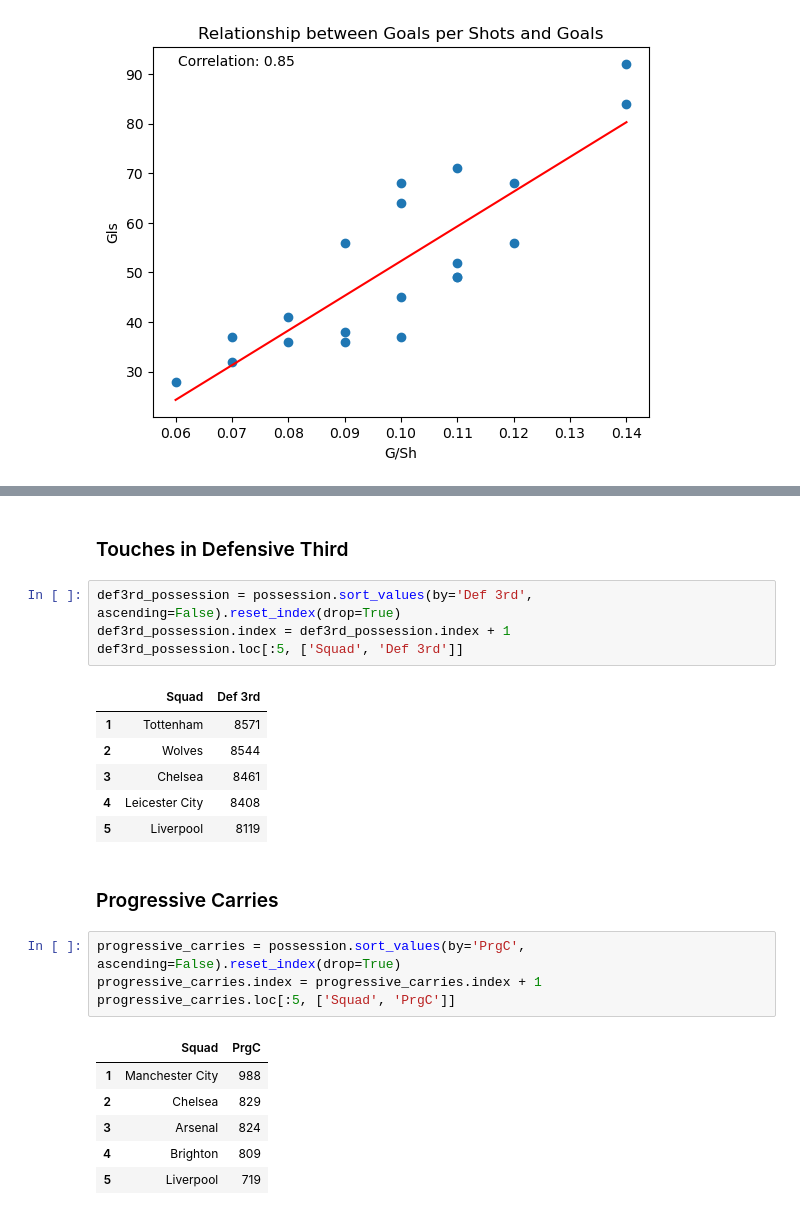
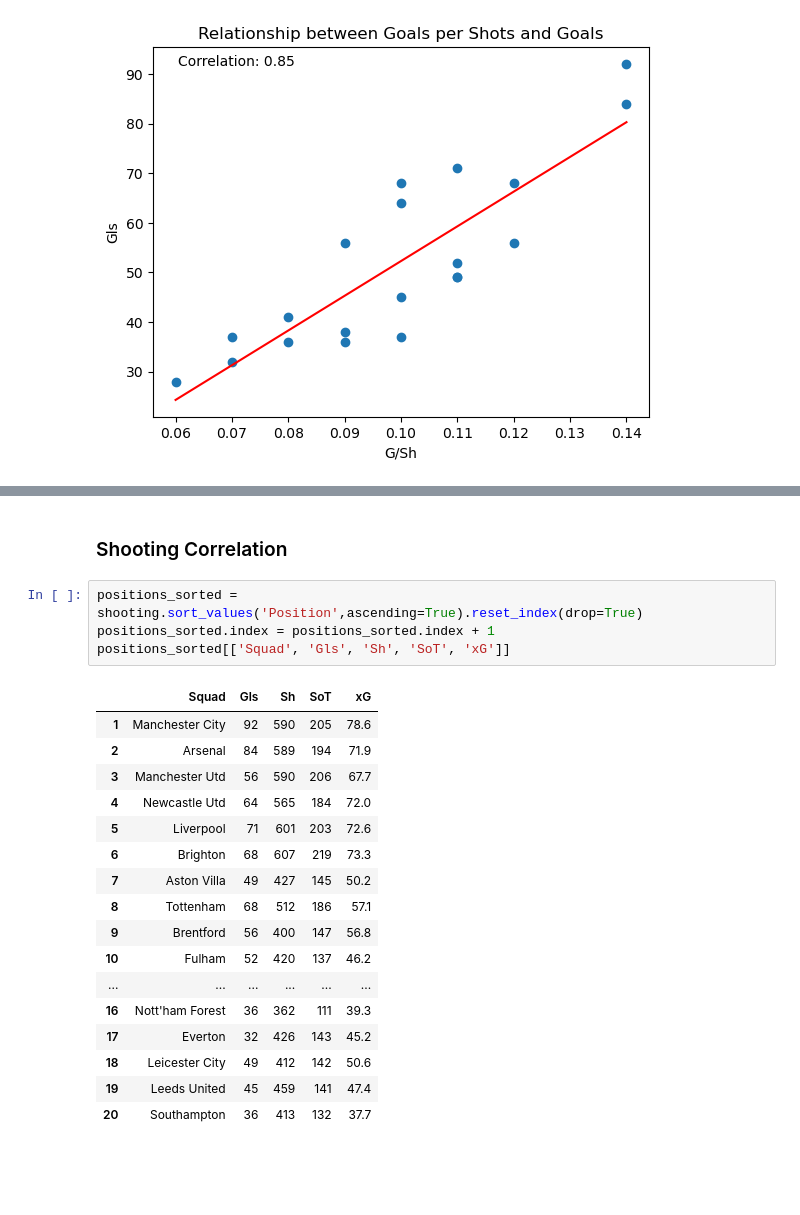
Before and after one commit to ayomidecole/Prem2022-23-data, a Jupyter notebook: team_shooting_analysis.ipynb, the cells around one changed output, grey strips where cells are left out. Saved outputs shown, nothing was run; the diff lists cells and outputs as text; blank space fills up the shorter version.

```diff
--- a/prem_data_analysis.ipynb
+++ b/team_shooting_analysis.ipynb
@@ -324,26 +272,24 @@ att3rd_possesion.loc[:5, ['Squad', 'Att 3rd']]
-# %% [markdown]
-### Touches in Defensive Third
-# %%
-def3rd_possession = possession.sort_values(by='Def 3rd', ascending=False).reset_index(drop=True)
-def3rd_possession.index = def3rd_possession.index + 1
-def3rd_possession.loc[:5, ['Squad', 'Def 3rd']]
-# %% [output]
-|  | Squad | Def 3rd |
-| 1 | Tottenham | 8571 |
-| 2 | Wolves | 8544 |
-| 3 | Chelsea | 8461 |
-| 4 | Leicester City | 8408 |
-| 5 | Liverpool | 8119 |
-# %% [markdown]
-### Progressive Carries
+# %% [markdown]
+### Shooting Correlation
 # %%
-progressive_carries = possession.sort_values(by='PrgC', ascending=False).reset_index(drop=True)
-progressive_carries.index = progressive_carries.index + 1
-progressive_carries.loc[:5, ['Squad', 'PrgC']]
+positions_sorted = shooting.sort_values('Position',ascending=True).reset_index(drop=True)
+positions_sorted.index = positions_sorted.index + 1
+positions_sorted[['Squad', 'Gls', 'Sh', 'SoT', 'xG']]
 # %% [output]
-|  | Squad | PrgC |
-| 1 | Manchester City | 988 |
-| 2 | Chelsea | 829 |
-| 3 | Arsenal | 824 |
-| 4 | Brighton | 809 |
-| 5 | Liverpool | 719 |
+|  | Squad | Gls | Sh | SoT | xG |
+| 1 | Manchester City | 92 | 590 | 205 | 78.6 |
+| 2 | Arsenal | 84 | 589 | 194 | 71.9 |
+| 3 | Manchester Utd | 56 | 590 | 206 | 67.7 |
+| 4 | Newcastle Utd | 64 | 565 | 184 | 72.0 |
+| 5 | Liverpool | 71 | 601 | 203 | 72.6 |
+| 6 | Brighton | 68 | 607 | 219 | 73.3 |
+| 7 | Aston Villa | 49 | 427 | 145 | 50.2 |
+| 8 | Tottenham | 68 | 512 | 186 | 57.1 |
+| 9 | Brentford | 56 | 400 | 147 | 56.8 |
+| 10 | Fulham | 52 | 420 | 137 | 46.2 |
+| ... | ... | ... | ... | ... | ... |
+| 16 | Nott'ham Forest | 36 | 362 | 111 | 39.3 |
+| 17 | Everton | 32 | 426 | 143 | 45.2 |
+| 18 | Leicester City | 49 | 412 | 142 | 50.6 |
+| 19 | Leeds United | 45 | 459 | 141 | 47.4 |
+| 20 | Southampton | 36 | 413 | 132 | 37.7 |
```
Also changed, not shown: parts of 14 cells of this notebook, 3 other files.
